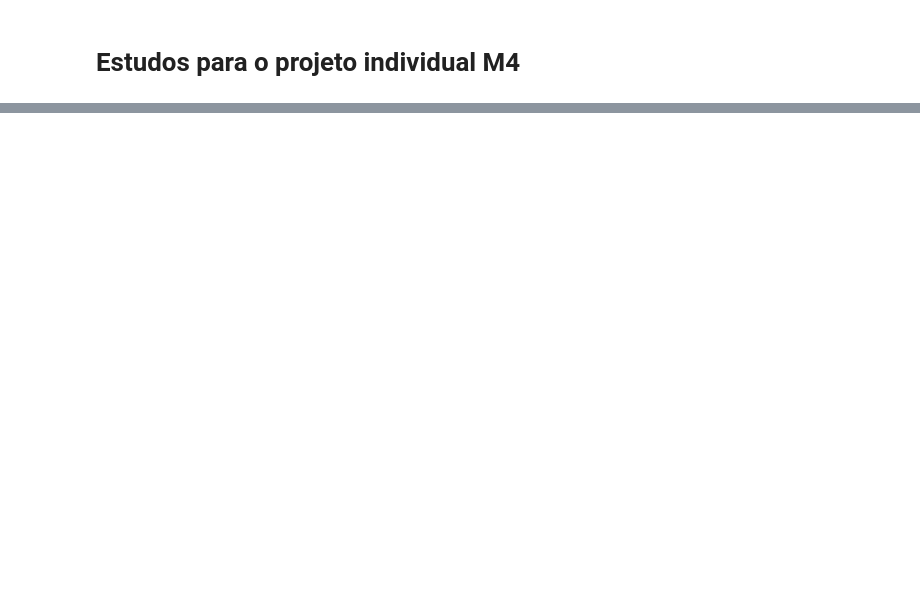
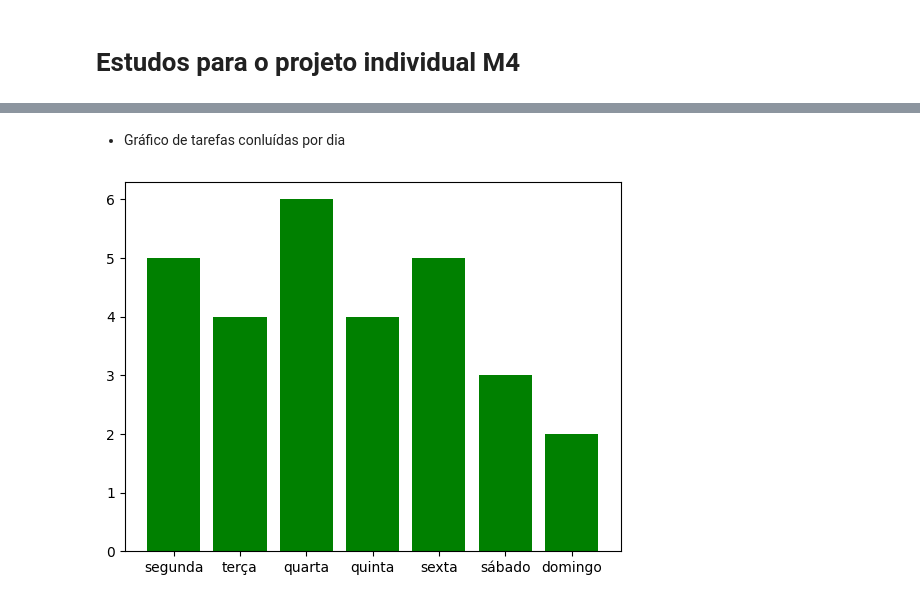
Before and after one commit to mathuscm/Projeto_M4_Relatorio-de-Progresso, a Jupyter notebook: projeto_m4_individual.ipynb, the cells around one changed output, grey strips where cells are left out. Drawn from its saved outputs; the diff is of its cells as text; code cells hidden in the pictures; blank space fills up the shorter version.

```diff
--- a/projeto_m4_individual.ipynb
+++ b/projeto_m4_individual.ipynb
@@ -75,2 +93,12 @@ Média de bugs corrigidos / dia: 2.29
 Total de tarefas concluídas:  29
 Média de tarefas concluídas: 4.14
+# %% [markdown]
+* Gráfico de tarefas conluídas por dia
+# %%
+x = ['segunda', 'terça', 'quarta', 'quinta','sexta', 'sábado','domingo']
+y = [5, 4, 6, 4, 5, 3, 2]
+
+plt.bar(x, y, color = 'g')
+plt.show()
+# %% [output]
+[figure, added]
```
Also changed, not shown: parts of 20 cells of this notebook.
